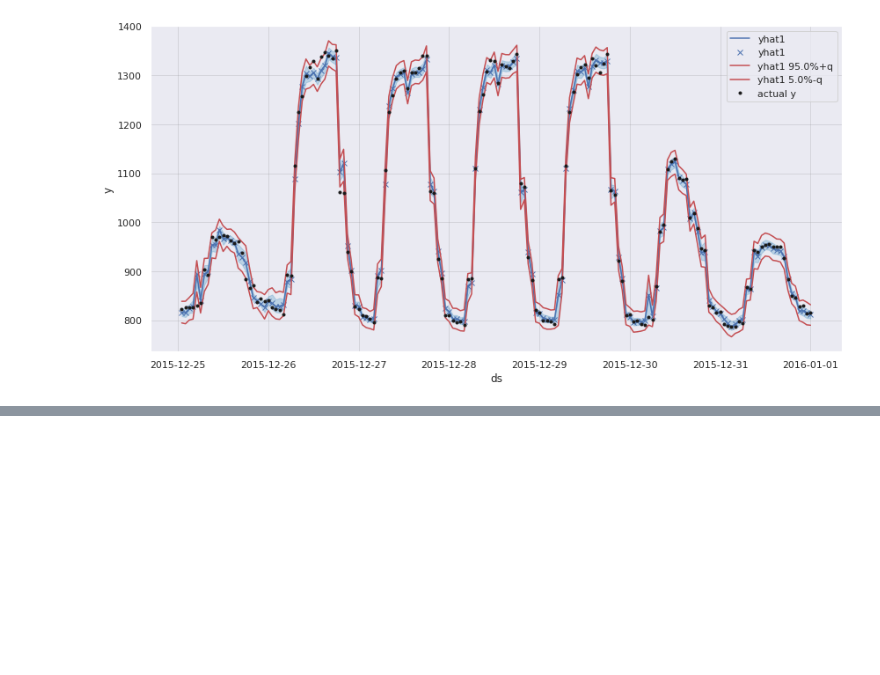
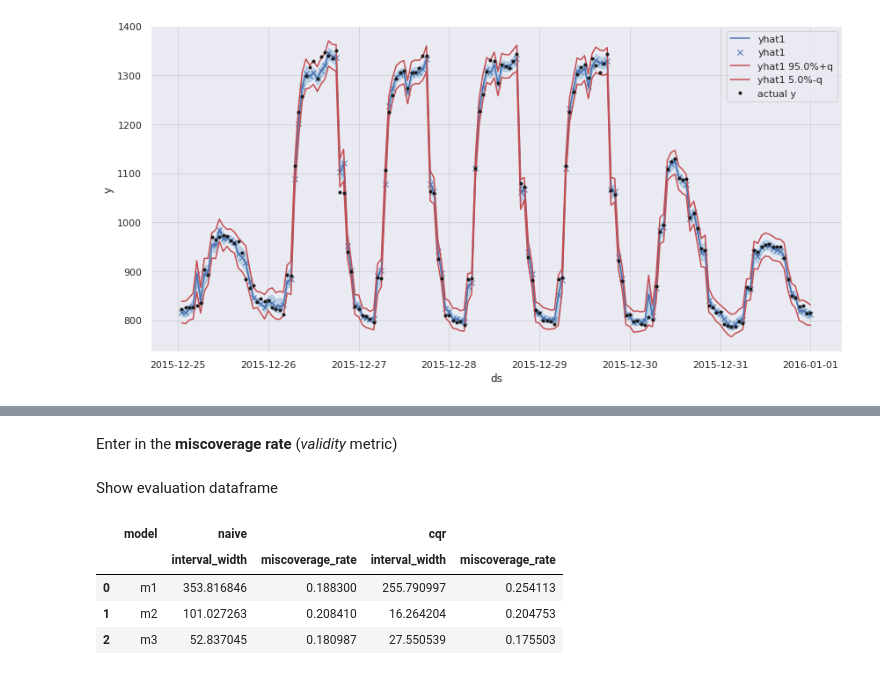
Before and after one commit to ourownstory/neural_prophet, a Jupyter notebook: tutorials/feature-use/conformal_prediction_energy_hospital_load.ipynb, the cells around one changed output, grey strips where cells are left out. Saved outputs shown, nothing was run; the diff lists cells and outputs as text; code cells hidden in the pictures; blank space fills up the shorter version.

```diff
--- a/tutorials/feature-use/conformal_prediction_energy_hospital_load.ipynb
+++ b/tutorials/feature-use/conformal_prediction_energy_hospital_load.ipynb
@@ -410,0 +441,2 @@ WARNING - (NP.forecaster.plot) - highlight_forecast_step_n is ignored since auto
+# %%
+eval_df['model'] = ['m1', 'm2', 'm3']
@@ -410,0 +445,33 @@ WARNING - (NP.forecaster.plot) - highlight_forecast_step_n is ignored since auto
+# %%
+eval_df['naive', 'interval_width'] = [naive_qhat1*2, naive_qhat2*2, naive_qhat3*2]
+eval_df['cqr', 'interval_width'] = [cqr_qhat1*2, cqr_qhat2*2, cqr_qhat3*2]
+# %% [markdown]
+Enter in the **miscoverage rate** (*validity* metric)
+# %%
+naive_forecast1['check'] = naive_forecast1.apply(lambda row: bool(row['yhat1-q'] <= row['y'] <= row['yhat1+q']), axis=1)
+naive_forecast2['check'] = naive_forecast2.apply(lambda row: bool(row['yhat1-q'] <= row['y'] <= row['yhat1+q']), axis=1)
+naive_forecast3['check'] = naive_forecast3.apply(lambda row: bool(row['yhat1-q'] <= row['y'] <= row['yhat1+q']), axis=1)
+naive_coverage1 = naive_forecast1['check'].sum() / len(naive_forecast1)
+naive_coverage2 = naive_forecast2['check'].sum() / len(naive_forecast2)
+naive_coverage3 = naive_forecast3['check'].sum() / len(naive_forecast3)
+eval_df['naive', 'miscoverage_rate'] = [1-naive_coverage1, 1-naive_coverage2, 1-naive_coverage3]  # 1 - coverage for the miscoverage
+# %%
+quantile_lo = str(quantile_lo*100)
+quantile_hi = str(quantile_hi*100)
+cqr_forecast1['check'] = cqr_forecast1.apply(lambda row: bool(row[f'yhat1 {quantile_lo}%-q'] <= row['y'] <= row[f'yhat1 {quantile_hi}%+q']), axis=1)
+cqr_forecast2['check'] = cqr_forecast2.apply(lambda row: bool(row[f'yhat1 {quantile_lo}%-q'] <= row['y'] <= row[f'yhat1 {quantile_hi}%+q']), axis=1)
+cqr_forecast3['check'] = cqr_forecast3.apply(lambda row: bool(row[f'yhat1 {quantile_lo}%-q'] <= row['y'] <= row[f'yhat1 {quantile_hi}%+q']), axis=1)
+cqr_coverage1 = cqr_forecast1['check'].sum() / len(cqr_forecast1)
+cqr_coverage2 = cqr_forecast2['check'].sum() / len(cqr_forecast2)
+cqr_coverage3 = cqr_forecast3['check'].sum() / len(cqr_forecast3)
+eval_df['cqr', 'miscoverage_rate'] = [1-cqr_coverage1, 1-cqr_coverage2, 1-cqr_coverage3]  # 1 - coverage for the miscoverage
+# %% [markdown]
+Show evaluation dataframe
+# %%
+eval_df
+# %% [output]
+|  | model | naive |  | cqr |  |
+|  |  | interval_width | miscoverage_rate | interval_width | miscoverage_rate |
+| 0 | m1 | 353.816846 | 0.188300 | 255.790997 | 0.254113 |
+| 1 | m2 | 101.027263 | 0.208410 | 16.264204 | 0.204753 |
+| 2 | m3 | 52.837045 | 0.180987 | 27.550539 | 0.175503 |
```
Also changed, not shown: parts of 28 cells of this notebook, 1 other file.
